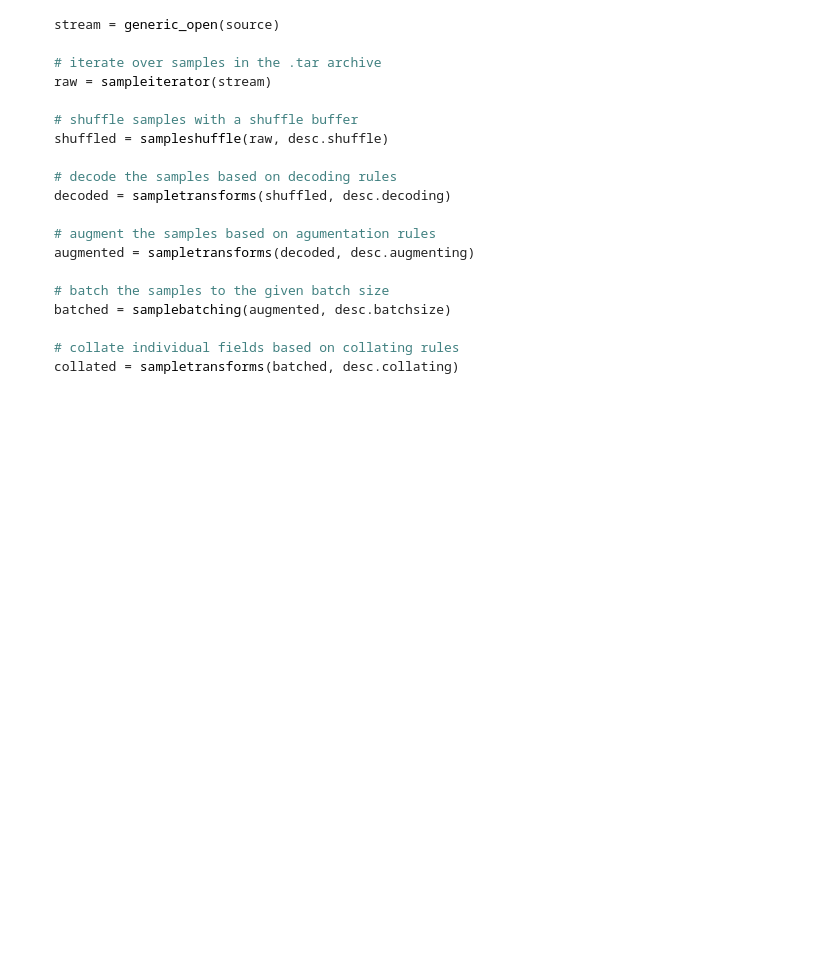
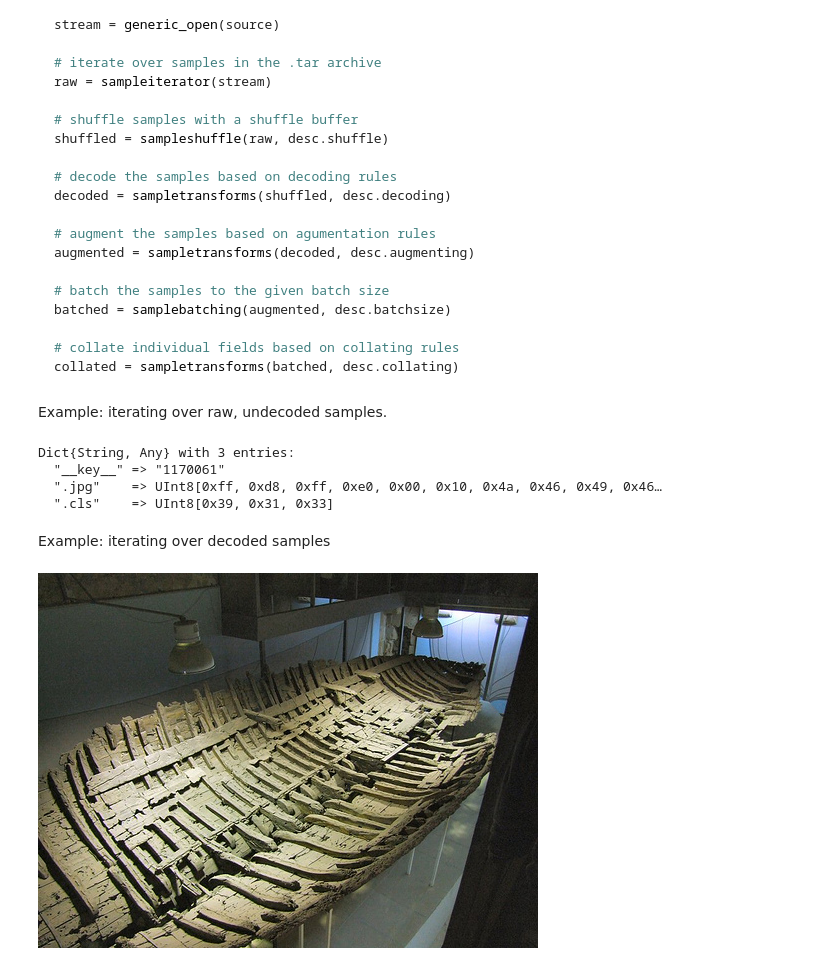
Before and after one commit to webdataset/WebDataset.jl, a Jupyter notebook: README.ipynb, the cells around one changed output. Saved outputs shown, nothing was run; the diff lists cells and outputs as text; code cells hidden in the pictures; blank space fills up the shorter version.

````diff
--- a/README.ipynb
+++ b/README.ipynb
@@ -210,3 +276,24 @@ batched = samplebatching(augmented, desc.batchsize)
 # collate individual fields based on collating rules
 collated = sampletransforms(batched, desc.collating)
 ```
+# %% [markdown]
+Example: iterating over raw, undecoded samples.
+# %%
+for sample in sampleiterator(open("test.tar"))
+    display(sample)
+    break
+end
+# %% [output]
+Dict{String, Any} with 3 entries:
+  "__key__" => "1170061"
+  ".jpg"    => UInt8[0xff, 0xd8, 0xff, 0xe0, 0x00, 0x10, 0x4a, 0x46, 0x49, 0x46…
+  ".cls"    => UInt8[0x39, 0x31, 0x33]
+# %% [markdown]
+Example: iterating over decoded samples
+# %%
+for sample in sampleiterator(open("test.tar")) |> it->sampletransforms(it, default_decoders)
+    display(sample[".img"])
+    break
+end
+# %% [output]
+[figure, added]
````
Also changed, not shown: parts of 23 cells of this notebook, 3 other files.
